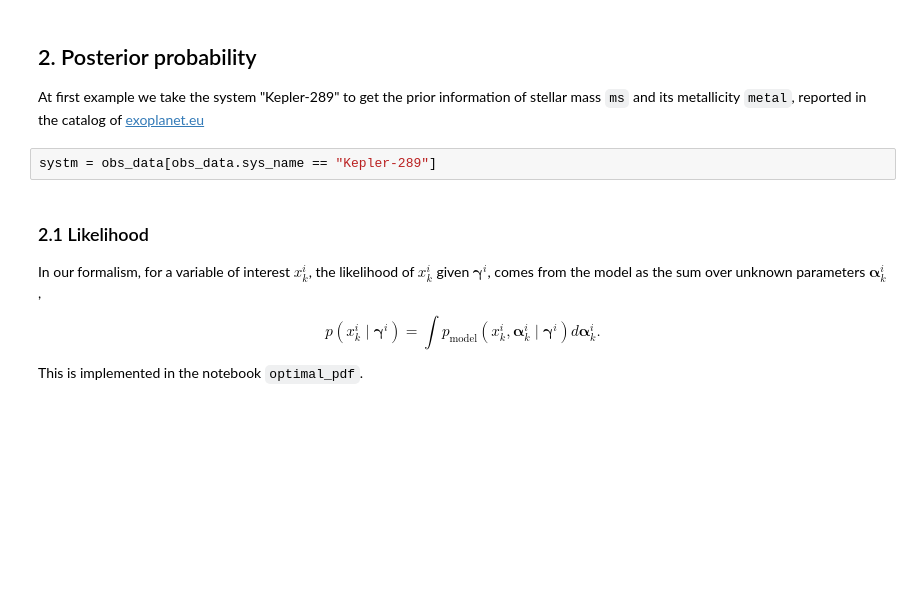
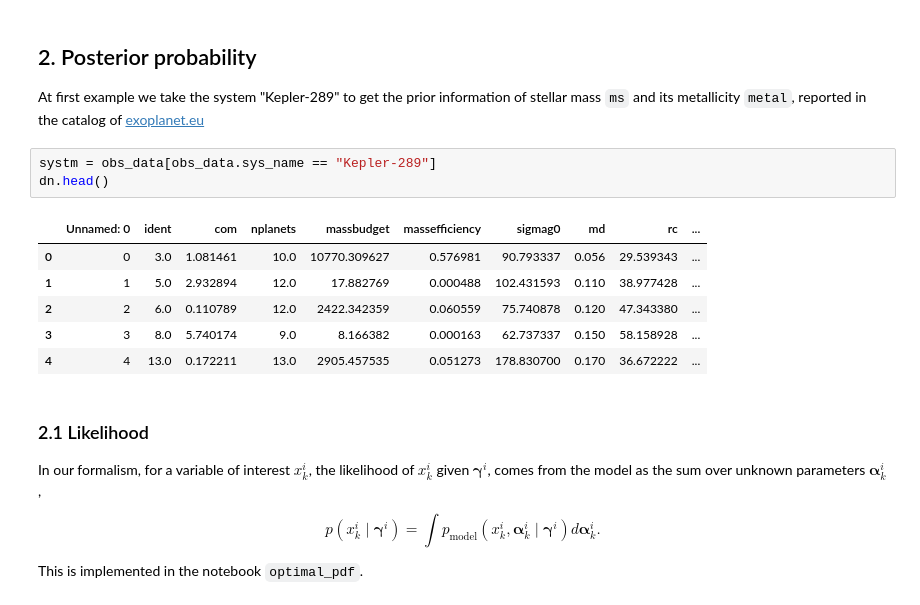
Before and after one commit to fjbautistas/kde_example, a Jupyter notebook: Marginal_Distributions.ipynb, the cells around one changed output. Drawn from its saved outputs; the diff is of its cells as text; blank space fills up the shorter version.

```diff
--- a/Marginal_Distributions.ipynb
+++ b/Marginal_Distributions.ipynb
@@ -145,6 +145,14 @@ OverflowError: cannot convert float infinity to integer
 At first example we take the system "Kepler-289" to get the prior information of stellar mass `ms` and its metallicity `metal`, reported in the catalog of <a href="http://exoplanet.eu/">exoplanet.eu</a>
 # %%
 systm = obs_data[obs_data.sys_name == "Kepler-289"]
+dn.head()
+# %% [output]
+|  | Unnamed: 0 | ident | com | nplanets | massbudget | massefficiency | sigmag0 | md | rc | ... |
+| 0 | 0 | 3.0 | 1.081461 | 10.0 | 10770.309627 | 0.576981 | 90.793337 | 0.056 | 29.539343 | ... |
+| 1 | 1 | 5.0 | 2.932894 | 12.0 | 17.882769 | 0.000488 | 102.431593 | 0.110 | 38.977428 | ... |
+| 2 | 2 | 6.0 | 0.110789 | 12.0 | 2422.342359 | 0.060559 | 75.740878 | 0.120 | 47.343380 | ... |
+| 3 | 3 | 8.0 | 5.740174 | 9.0 | 8.166382 | 0.000163 | 62.737337 | 0.150 | 58.158928 | ... |
+| 4 | 4 | 13.0 | 0.172211 | 13.0 | 2905.457535 | 0.051273 | 178.830700 | 0.170 | 36.672222 | ... |
 # %% [markdown]
 ### 2.1 Likelihood
 In our formalism, for a variable of interest $x^i_k$, the likelihood of $x^i_k$ given $\boldsymbol\gamma^i$, comes from the model as the sum over unknown parameters $\boldsymbol\alpha^i_k$,
```
Also changed, not shown: parts of 3 cells of this notebook, 5 other files.
